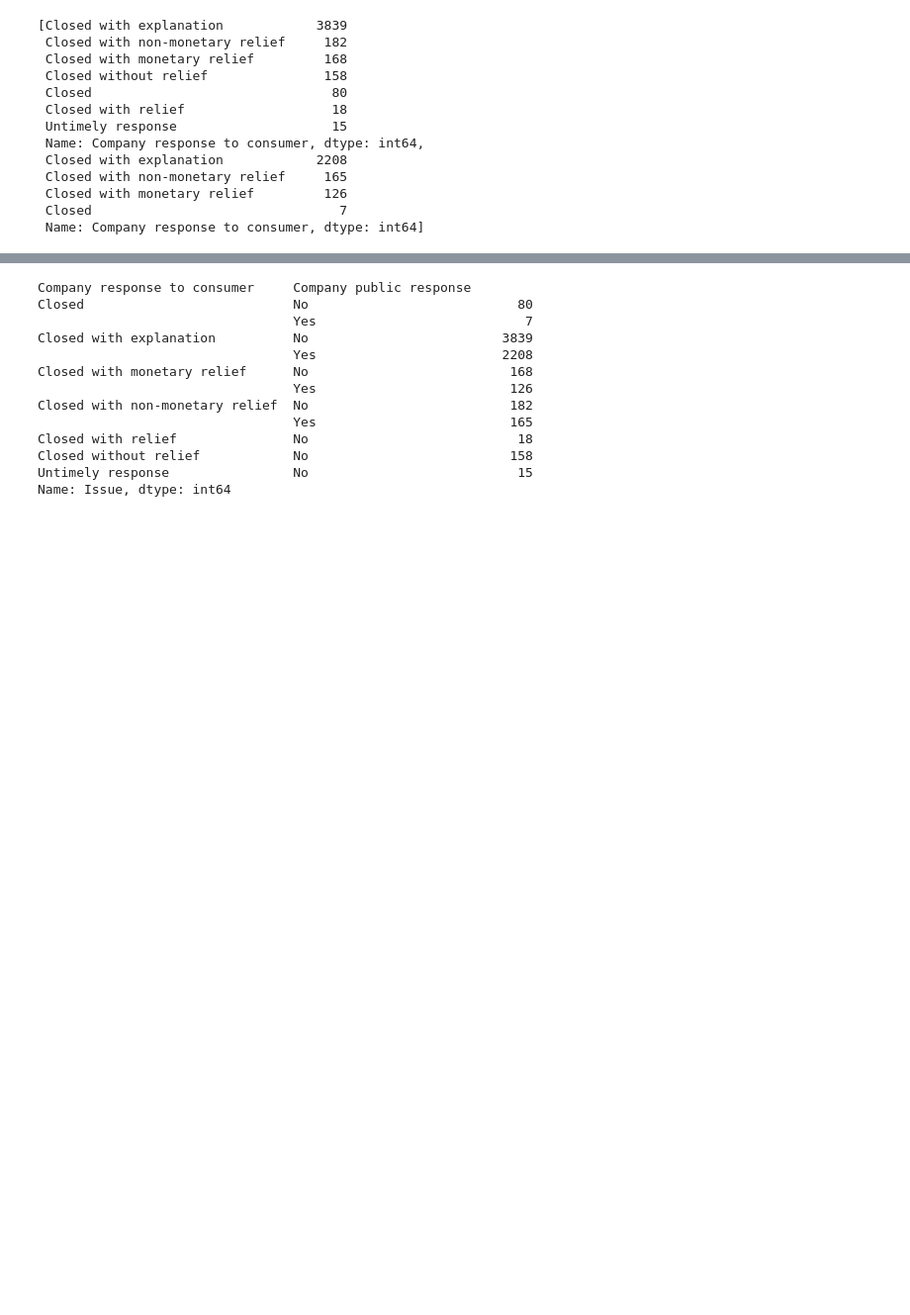
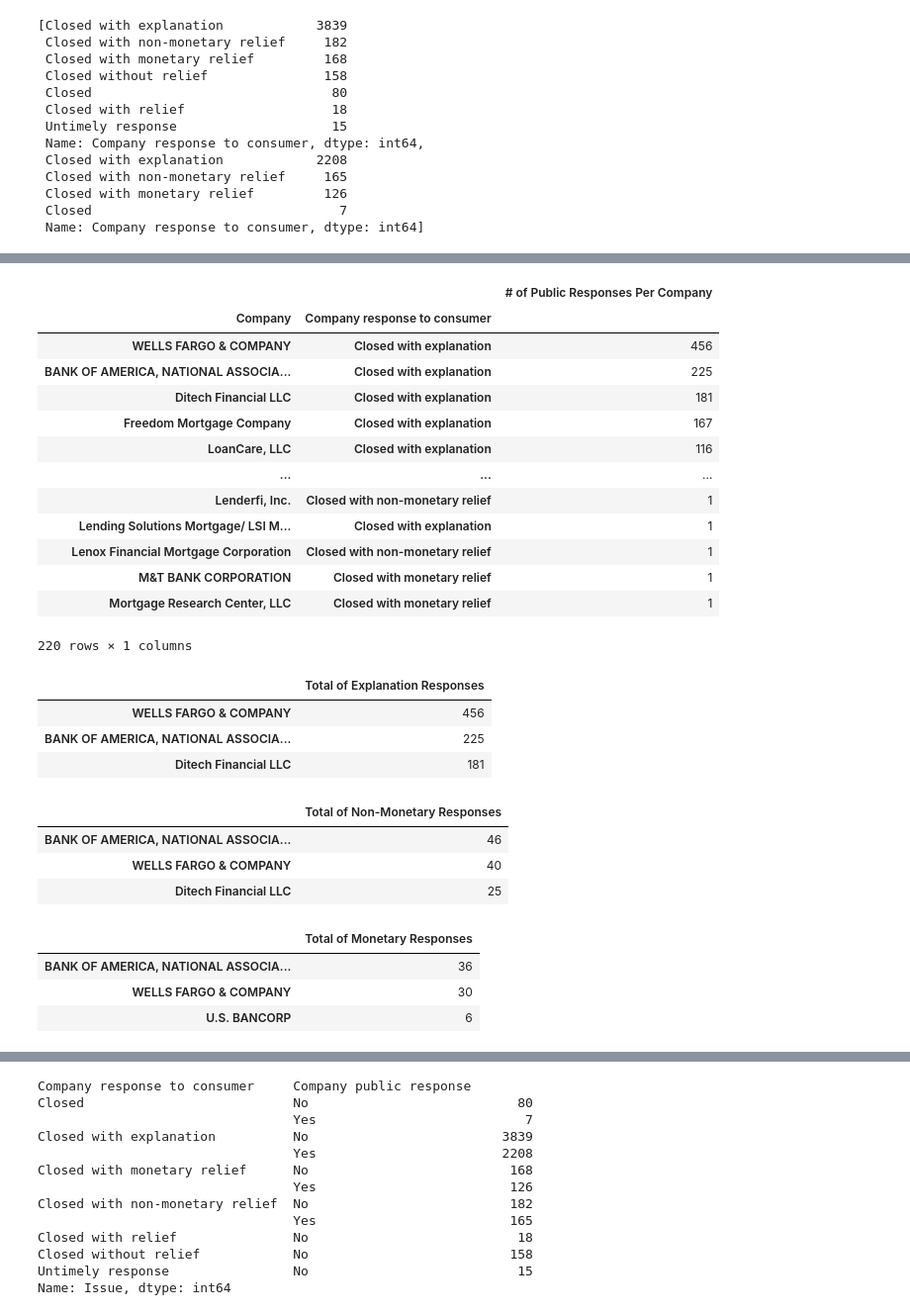
Before and after one commit to carlosvalenciano/Customer-Complaints, a Jupyter notebook: customer-complaints_jodee.ipynb, the cells around one changed output, grey strips where cells are left out. Shown at 99% size. Saved outputs shown, nothing was run; the diff lists cells and outputs as text; code cells hidden in the pictures; blank space fills up the shorter version.

```diff
--- a/customer-complaints_jodee.ipynb
+++ b/customer-complaints_jodee.ipynb
@@ -118,3 +144,7 @@ display(Closed)
 # %%
 #Dataframe with only Yes Public Responses
 Yes_response_df = complaints_metadata.loc[complaints_metadata['Company public response']!="No", :]
+# %%
+# Create a variable to hold value counts of total responses per company will result same value as above for public
+total_closed_yes = Yes_response_df['Company'].value_counts()
+total_closed_yes
@@ -120,0 +164,3 @@ Yes_response_df = complaints_metadata.loc[complaints_metadata['Company public re
+# %%
+#Adding new column to yes response dataframe
+Yes_response_df["Total Closed Responses"] = Yes_response_df['Company'].map(total_closed_yes)
@@ -123,0 +333,4 @@ No_response_df = complaints_metadata.loc[complaints_metadata['Company public res
+# %%
+#Creating dataset to create bar graph for public responses that were closed with explanation
+Yes_grouped_response_df = Yes_response_df.groupby('Company')['Company response to consumer'].value_counts()
+Yes_grouped_response_df
@@ -123,0 +351,61 @@ No_response_df = complaints_metadata.loc[complaints_metadata['Company public res
+# %%
+Yes_grouped_df = pd.DataFrame(Yes_grouped_response_df)
+Yes_grouped_df = Yes_grouped_df.rename(columns= {"Company response to consumer": "# of Public Responses Per Company"})
+# %%
+# Set data frame in descending order
+Yes_grouped_df.sort_values(by=['# of Public Responses Per Company'], ascending=False)
+# %% [output]
+|  |  | # of Public Responses Per Company |
+| Company | Company response to consumer |  |
+| WELLS FARGO & COMPANY | Closed with explanation | 456 |
+| BANK OF AMERICA, NATIONAL ASSOCIA... | Closed with explanation | 225 |
+| Ditech Financial LLC | Closed with explanation | 181 |
+| Freedom Mortgage Company | Closed with explanation | 167 |
+| LoanCare, LLC | Closed with explanation | 116 |
+| ... | ... | ... |
+| Lenderfi, Inc. | Closed with non-monetary relief | 1 |
+| Lending Solutions Mortgage/ LSI M... | Closed with explanation | 1 |
+| Lenox Financial Mortgage Corporation | Closed with non-monetary relief | 1 |
+| M&T BANK CORPORATION | Closed with monetary relief | 1 |
+| Mortgage Research Center, LLC | Closed with monetary relief | 1 |
+220 rows × 1 columns
+# %%
+#This is to show the amount of responses closed with EXPLANATION per company top 3 PUBLIC
+public_complaints_df = Yes_response_df.groupby('Company response to consumer')['Company']
+pub_explanation_df = public_complaints_df.get_group('Closed with explanation').value_counts()
+pub_explanation_df = pd.DataFrame(pub_explanation_df)
+pub_explanation_df = pub_explanation_df.rename(columns= {"Company": "Total of Explanation Responses"})
+pub_exp_top_df = pub_explanation_df.loc[pub_explanation_df['Total of Explanation Responses']>180]
+pub_exp_top_df = pd.DataFrame(pub_exp_top_df)
+pub_exp_top_df
+# %% [output]
+|  | Total of Explanation Responses |
+| WELLS FARGO & COMPANY | 456 |
+| BANK OF AMERICA, NATIONAL ASSOCIA... | 225 |
+| Ditech Financial LLC | 181 |
+# %%
+#This is to show the amount of responses closed with NON-MONETARY RELIEF top 3 Public
+non_monetary_p_df = public_complaints_df.get_group('Closed with non-monetary relief').value_counts()
+non_monetary_p_df = pd.DataFrame(non_monetary_p_df)
+non_monetary_p_df = non_monetary_p_df.rename(columns= {"Company": "Total of Non-Monetary Responses"})
+public_non_monetary_top_df = non_monetary_p_df.loc[non_monetary_p_df['Total of Non-Monetary Responses']>20]
+public_non_monetary_top_df = pd.DataFrame(public_non_monetary_top_df)
+public_non_monetary_top_df
+# %% [output]
+|  | Total of Non-Monetary Responses |
+| BANK OF AMERICA, NATIONAL ASSOCIA... | 46 |
+| WELLS FARGO & COMPANY | 40 |
+| Ditech Financial LLC | 25 |
+# %%
+#This is to show the amount of responses closed with MONETARY RELIEF top 3 Public
+monetary_df = public_complaints_df.get_group('Closed with monetary relief').value_counts()
+monetary_df = pd.DataFrame(monetary_df)
+monetary_df = monetary_df.rename(columns= {"Company": "Total of Monetary Responses"})
+monetary_top_df = monetary_df.loc[monetary_df['Total of Monetary Responses']>5]
+monetary_top_df = pd.DataFrame(monetary_top_df)
+monetary_top_df
+# %% [output]
+|  | Total of Monetary Responses |
+| BANK OF AMERICA, NATIONAL ASSOCIA... | 36 |
+| WELLS FARGO & COMPANY | 30 |
+| U.S. BANCORP | 6 |
```
Also changed, not shown: parts of 36 cells of this notebook, 2 other files.
